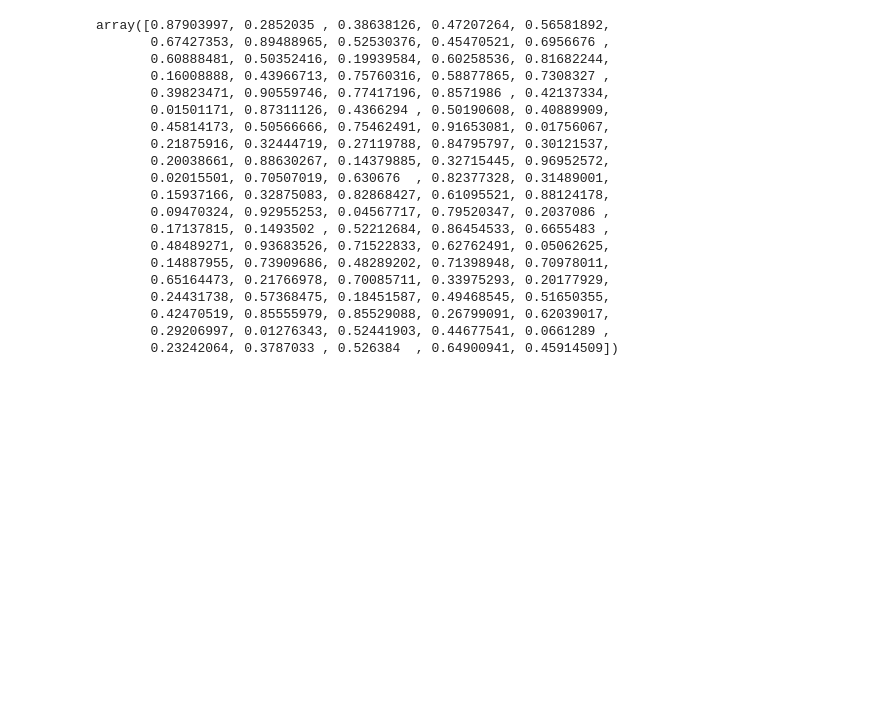
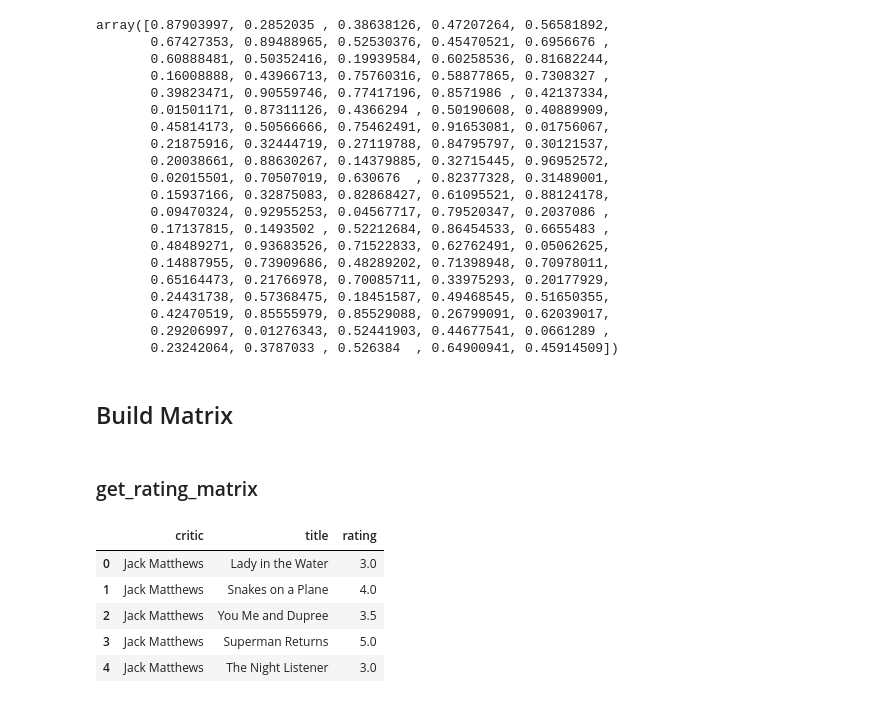
Before and after one commit to ysw2946/Python-with-machine-learning, a Jupyter notebook: lab_assignments.ipynb, the cells around one changed output. Drawn from its saved outputs; the diff is of its cells as text; code cells hidden in the pictures; blank space fills up the shorter version.

```diff
--- a/lab_assignments.ipynb
+++ b/lab_assignments.ipynb
@@ -223,3 +234,5 @@ array([0.87903997, 0.2852035 , 0.38638126, 0.47207264, 0.56581892,
        0.42470519, 0.85555979, 0.85529088, 0.26799091, 0.62039017,
        0.29206997, 0.01276343, 0.52441903, 0.44677541, 0.0661289 ,
        0.23242064, 0.3787033 , 0.526384  , 0.64900941, 0.45914509])
+# %% [markdown]
+## Build Matrix
@@ -225,0 +241,12 @@ array([0.87903997, 0.2852035 , 0.38638126, 0.47207264, 0.56581892,
+# %% [markdown]
+### get_rating_matrix
+# %%
+df = pd.read_csv("/Data/movie_rating.csv")
+df.head()
+# %% [output]
+|  | critic | title | rating |
+| 0 | Jack Matthews | Lady in the Water | 3.0 |
+| 1 | Jack Matthews | Snakes on a Plane | 4.0 |
+| 2 | Jack Matthews | You Me and Dupree | 3.5 |
+| 3 | Jack Matthews | Superman Returns | 5.0 |
+| 4 | Jack Matthews | The Night Listener | 3.0 |
```
Also changed, not shown: parts of 10 cells of this notebook, 3 other files.
